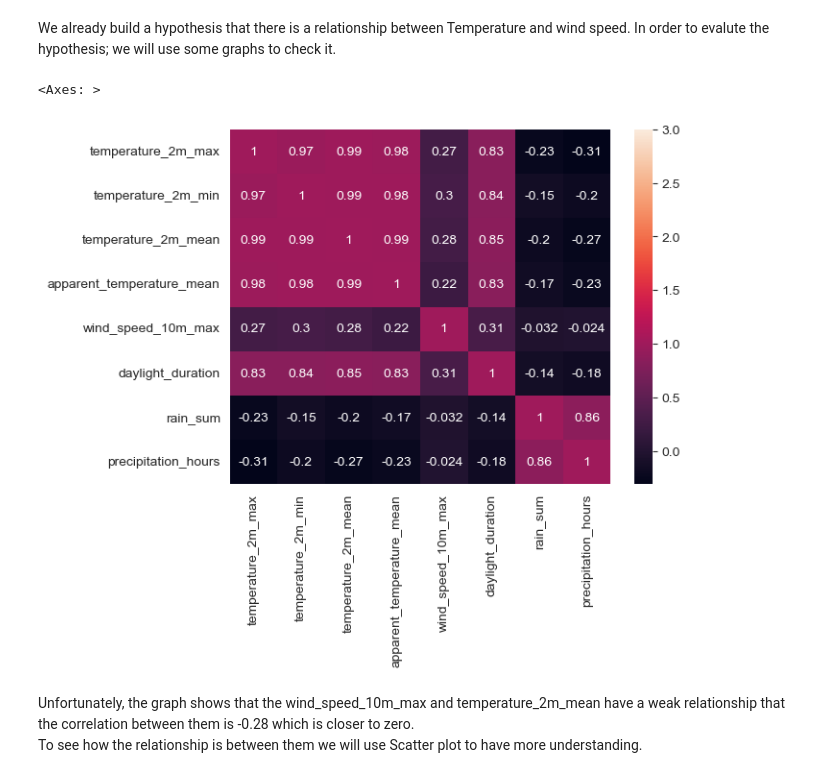
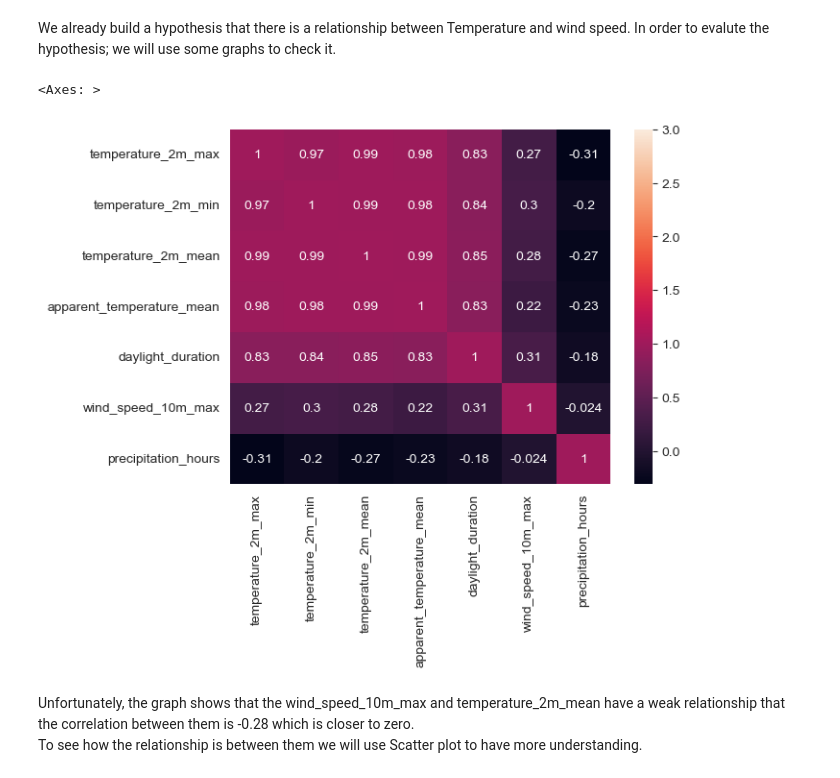
Before and after one commit to mriamft/Weather-Prediction, a Jupyter notebook: Weather-Forecasting.ipynb, the cells around one changed output. Saved outputs shown, nothing was run; the diff lists cells and outputs as text; code cells hidden in the pictures.

```diff
--- a/Weather-Forecasting.ipynb
+++ b/Weather-Forecasting.ipynb
@@ -345,10 +345,10 @@ Later in the EDA section, we will visualize this column and its values, and anal
 # %% [markdown]
 **As for rain_sum column**, it represents the total amount of rain measured during the day in millimeters! Furthermore, As it measured in millilitres and many times will not exceeds 1 millilmeter; this will affect understanding the values. Therefore, we will perform Discretization as we did in the wind direction column, we will convert it based on Weather and Climate Services Division, NCHM standards.
 # %%
-rain_sum = pd.Series(['Light' if i < 10
+daily_dataframe['rain_sum'] = pd.Series(['Light' if i < 10
                      else 'Moderate' if 10 <= i < 30
                      else 'Heavy' for i in daily_dataframe['rain_sum']])
-print(rain_sum)
+print(daily_dataframe['rain_sum'])
 # %% [output]
 0       Light
 1       Light
@@ -457,11 +458,11 @@ We already build a hypothesis that there is a relationship between Temperature a
 # %%
 # Relationship Between all columns
 corrs = daily_dataframe[['temperature_2m_max','temperature_2m_min','temperature_2m_mean','apparent_temperature_mean',
-                         'wind_speed_10m_max', 'daylight_duration','rain_sum','precipitation_hours']].corr()
+                        "daylight_duration" ,'wind_speed_10m_max','precipitation_hours']].corr()
 sns.heatmap(corrs,annot=True,vmax=3)
 # %% [output]
 <Axes: >
-[figure, old version]
+[figure, new version]
 # %% [markdown]
 Unfortunately, the graph shows that the wind_speed_10m_max and temperature_2m_mean have a weak relationship that the correlation between them is -0.28 which is closer to zero.<br>
 To see how the relationship is between them we will use Scatter plot to have more understanding.
```
Also changed, not shown: parts of 3 cells of this notebook.
